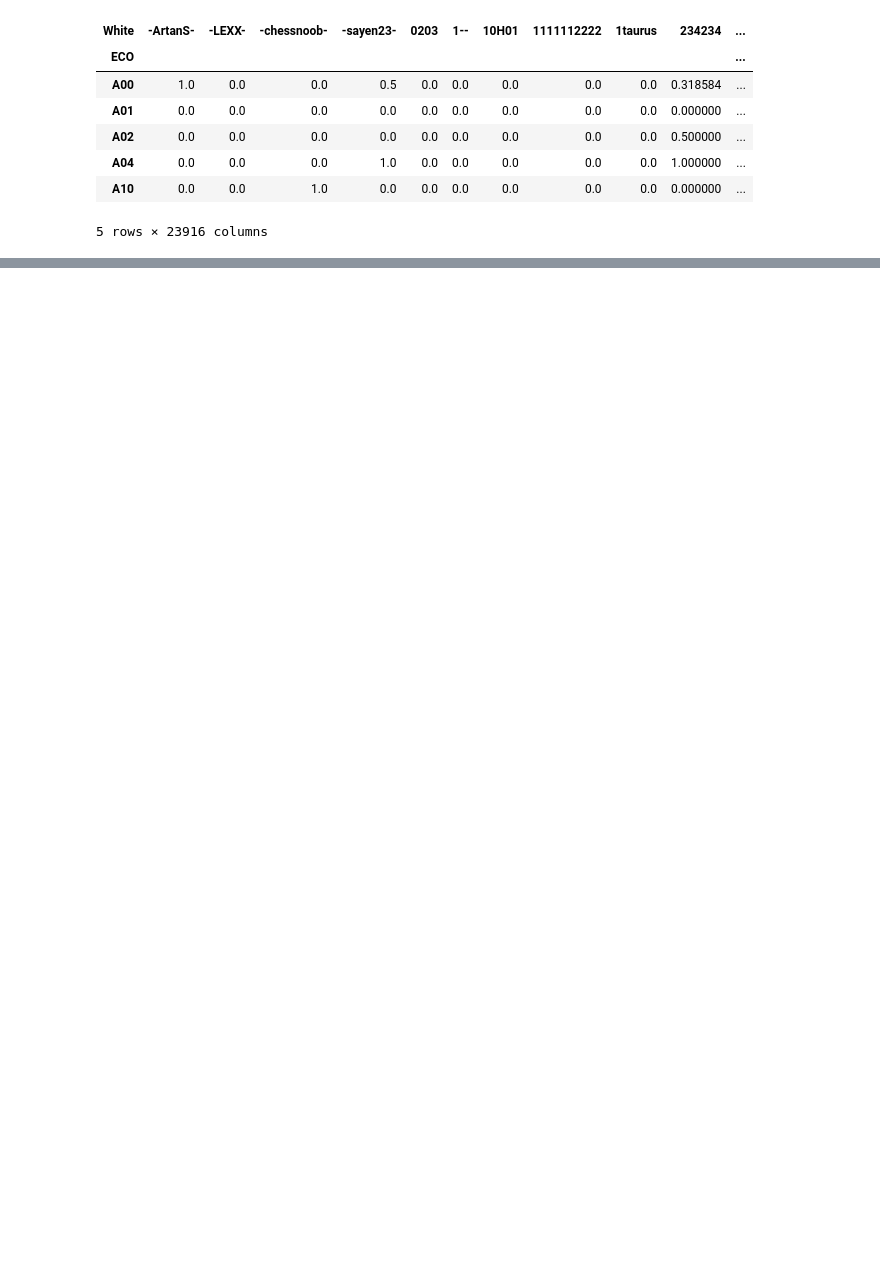
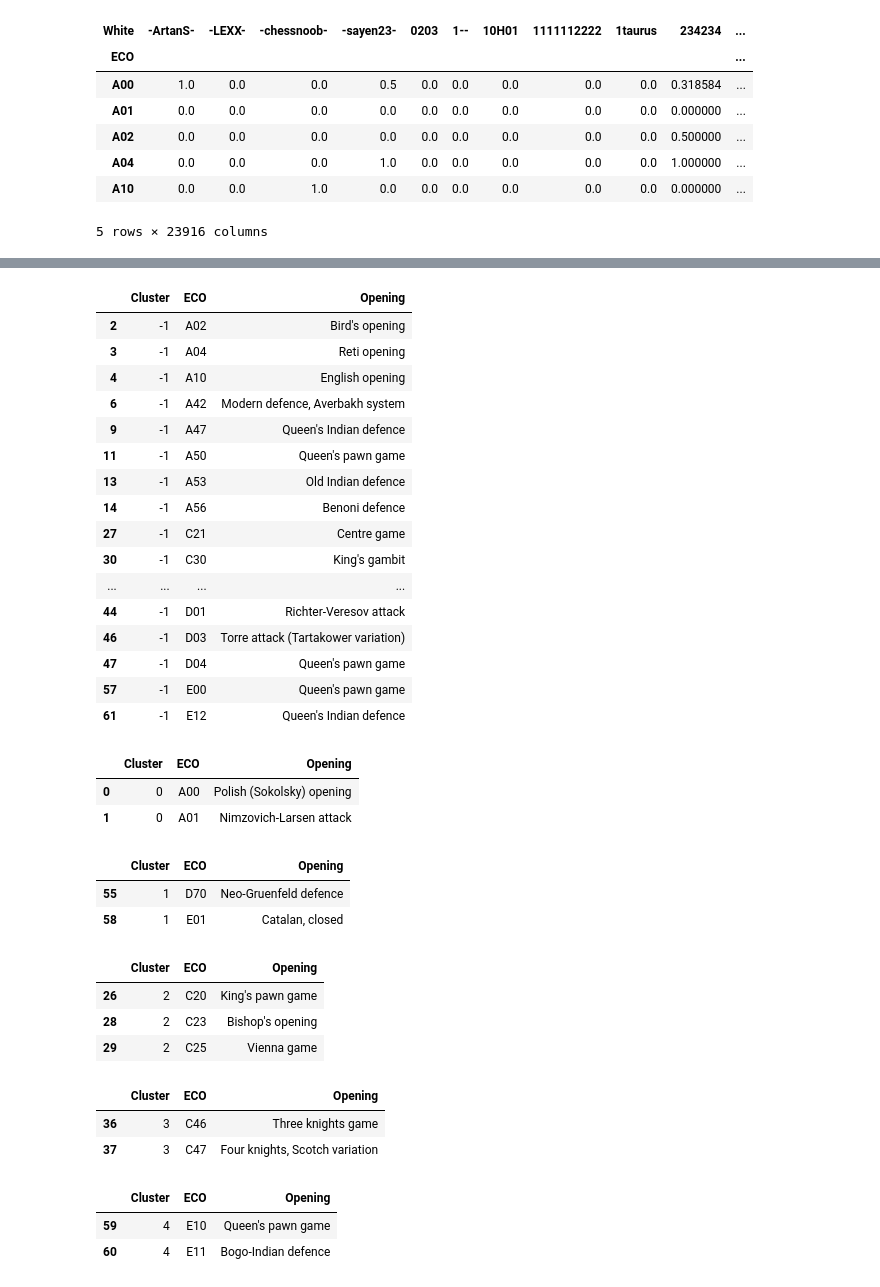
Before and after one commit to ielo03/chess-openings-analysis, a Jupyter notebook: Clustering.ipynb, the cells around one changed output, grey strips where cells are left out. Drawn from its saved outputs; the diff is of its cells as text; code cells hidden in the pictures; blank space fills up the shorter version.

```diff
--- a/Clustering.ipynb
+++ b/Clustering.ipynb
@@ -197,0 +160,7 @@ plt.show()
+# %%
+from eco import simplify_eco, eco_decode
+
+clusters_df['ECO'] = clusters_df.index
+clusters_df['Opening'] = clusters_df['ECO'].apply(eco_decode)
+openings = pd.DataFrame(clusters_df.to_numpy(), columns=['Cluster', 'ECO', 'Opening'])
+openings
@@ -197,0 +183,53 @@ plt.show()
+# %%
+pd.set_option('display.max_rows', None)
+# %%
+openings[openings['Cluster'] == -1]
+# %% [output]
+|  | Cluster | ECO | Opening |
+| 2 | -1 | A02 | Bird's opening |
+| 3 | -1 | A04 | Reti opening |
+| 4 | -1 | A10 | English opening |
+| 6 | -1 | A42 | Modern defence, Averbakh system |
+| 9 | -1 | A47 | Queen's Indian defence |
+| 11 | -1 | A50 | Queen's pawn game |
+| 13 | -1 | A53 | Old Indian defence |
+| 14 | -1 | A56 | Benoni defence |
+| 27 | -1 | C21 | Centre game |
+| 30 | -1 | C30 | King's gambit |
+| ... | ... | ... | ... |
+| 44 | -1 | D01 | Richter-Veresov attack |
+| 46 | -1 | D03 | Torre attack (Tartakower variation) |
+| 47 | -1 | D04 | Queen's pawn game |
+| 57 | -1 | E00 | Queen's pawn game |
+| 61 | -1 | E12 | Queen's Indian defence |
+# %%
+openings[openings['Cluster'] == 0]
+# %% [output]
+|  | Cluster | ECO | Opening |
+| 0 | 0 | A00 | Polish (Sokolsky) opening |
+| 1 | 0 | A01 | Nimzovich-Larsen attack |
+# %%
+openings[openings['Cluster'] == 1]
+# %% [output]
+|  | Cluster | ECO | Opening |
+| 55 | 1 | D70 | Neo-Gruenfeld defence |
+| 58 | 1 | E01 | Catalan, closed |
+# %%
+openings[openings['Cluster'] == 2]
+# %% [output]
+|  | Cluster | ECO | Opening |
+| 26 | 2 | C20 | King's pawn game |
+| 28 | 2 | C23 | Bishop's opening |
+| 29 | 2 | C25 | Vienna game |
+# %%
+openings[openings['Cluster'] == 3]
+# %% [output]
+|  | Cluster | ECO | Opening |
+| 36 | 3 | C46 | Three knights game |
+| 37 | 3 | C47 | Four knights, Scotch variation |
+# %%
+openings[openings['Cluster'] == 4]
+# %% [output]
+|  | Cluster | ECO | Opening |
+| 59 | 4 | E10 | Queen's pawn game |
+| 60 | 4 | E11 | Bogo-Indian defence |
```
Also changed, not shown: parts of 26 cells of this notebook, 2 other files.
